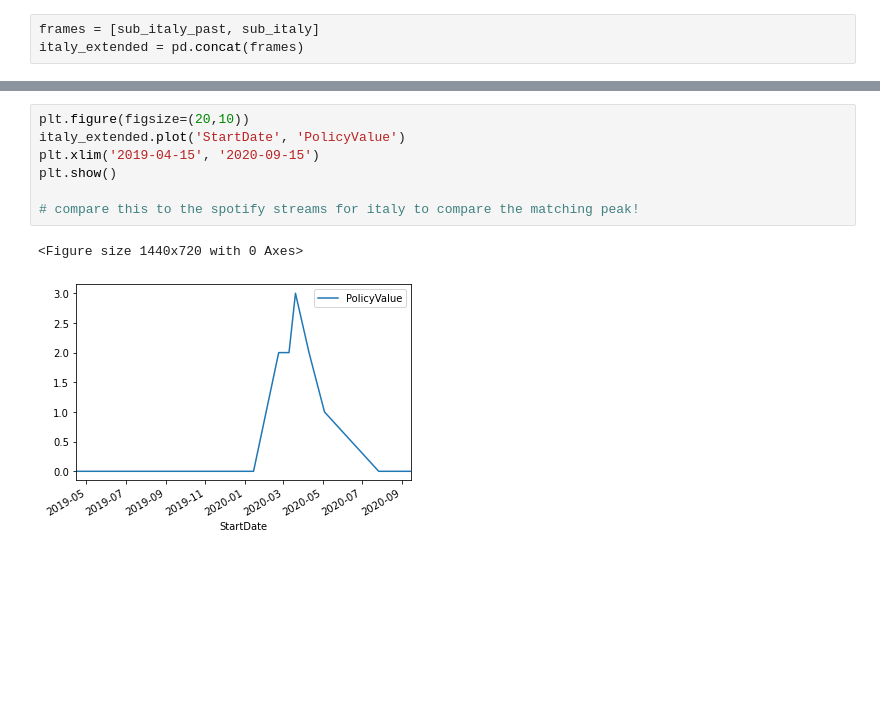
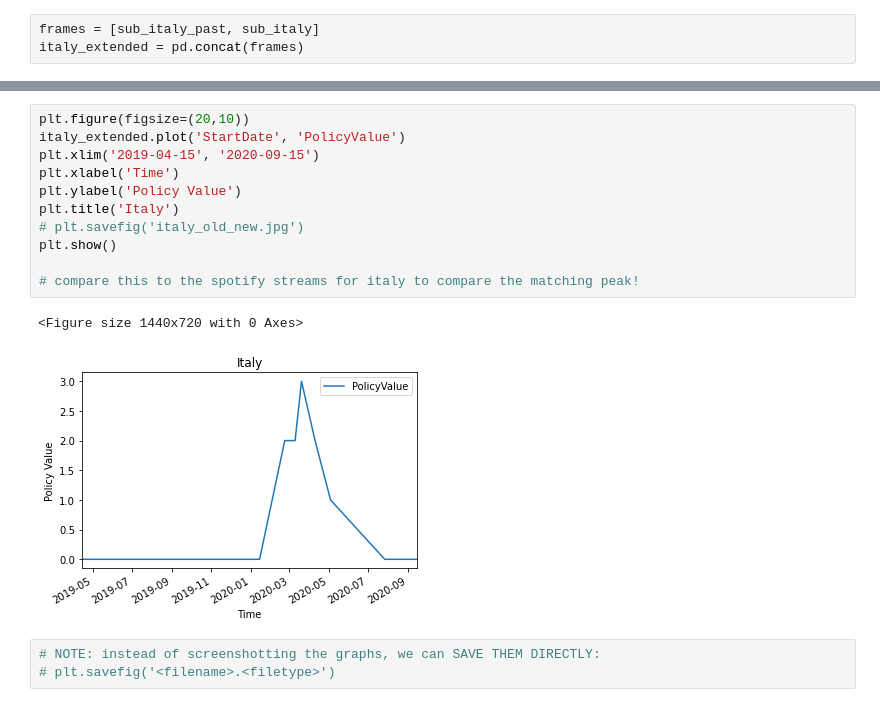
Before and after one commit to ksaslow/sad-song, a Jupyter notebook: ox_covid_test.ipynb, the cells around one changed output, grey strips where cells are left out. Drawn from its saved outputs; the diff is of its cells as text; blank space fills up the shorter version.

```diff
--- a/ox_covid_test.ipynb
+++ b/ox_covid_test.ipynb
@@ -494,10 +505,17 @@ italy_extended
 # %%
 plt.figure(figsize=(20,10))
 italy_extended.plot('StartDate', 'PolicyValue')
 plt.xlim('2019-04-15', '2020-09-15')
+plt.xlabel('Time')
+plt.ylabel('Policy Value')
+plt.title('Italy')
+# plt.savefig('italy_old_new.jpg')
 plt.show()
 
 # compare this to the spotify streams for italy to compare the matching peak!
 # %% [output]
 <Figure size 1440x720 with 0 Axes>
-[figure, old version]
+[figure, new version]
+# %%
+# NOTE: instead of screenshotting the graphs, we can SAVE THEM DIRECTLY:
+# plt.savefig('<filename>.<filetype>')
```
Also changed, not shown: parts of 5 cells of this notebook, 1 other file.
